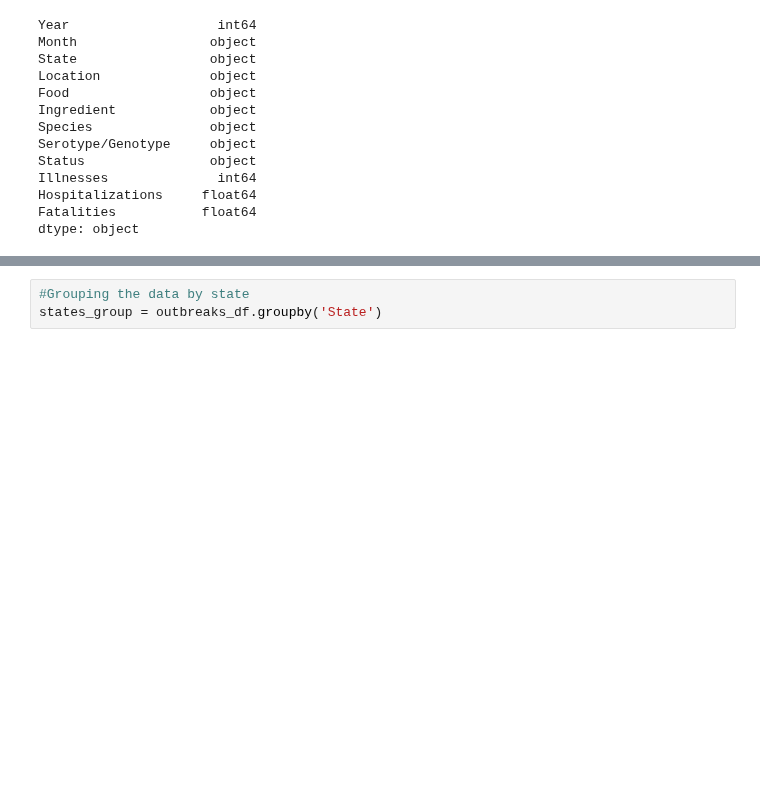
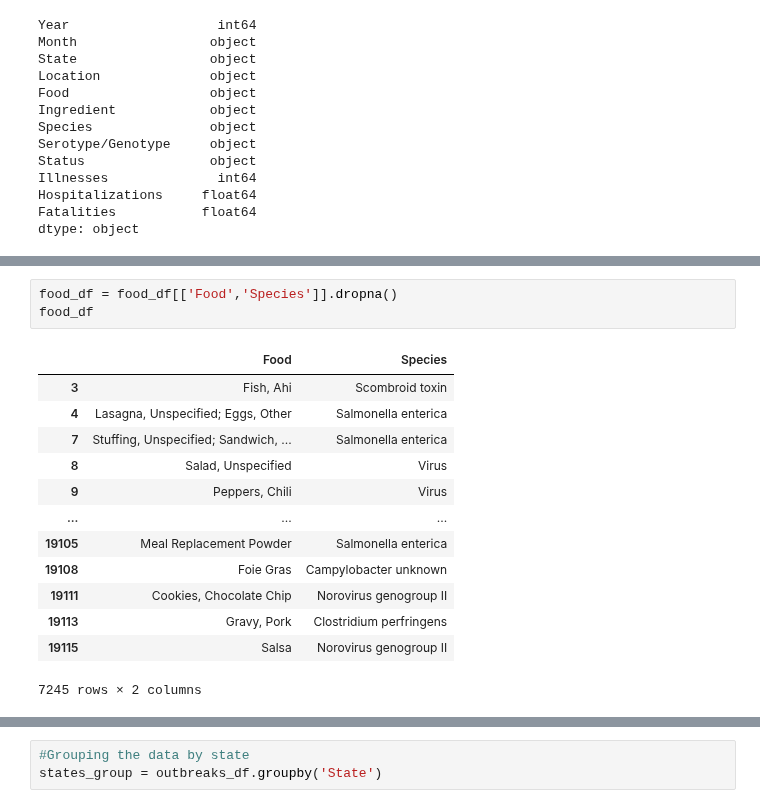
Before and after one commit to DINHC/foodborneillness, a Jupyter notebook: Foodborne_illness.ipynb, the cells around one changed output, grey strips where cells are left out. Saved outputs shown, nothing was run; the diff lists cells and outputs as text; blank space fills up the shorter version.

```diff
--- a/Foodborne_illness.ipynb
+++ b/Foodborne_illness.ipynb
@@ -50,0 +141,17 @@ dtype: object
+# %%
+food_df = food_df[['Food','Species']].dropna()
+food_df
+# %% [output]
+|  | Food | Species |
+| 3 | Fish, Ahi | Scombroid toxin |
+| 4 | Lasagna, Unspecified; Eggs, Other | Salmonella enterica |
+| 7 | Stuffing, Unspecified; Sandwich, ... | Salmonella enterica |
+| 8 | Salad, Unspecified | Virus |
+| 9 | Peppers, Chili | Virus |
+| ... | ... | ... |
+| 19105 | Meal Replacement Powder | Salmonella enterica |
+| 19108 | Foie Gras | Campylobacter unknown |
+| 19111 | Cookies, Chocolate Chip | Norovirus genogroup II |
+| 19113 | Gravy, Pork | Clostridium perfringens |
+| 19115 | Salsa | Norovirus genogroup II |
+7245 rows × 2 columns
```
Also changed, not shown: parts of 13 cells of this notebook, 2 other files.
